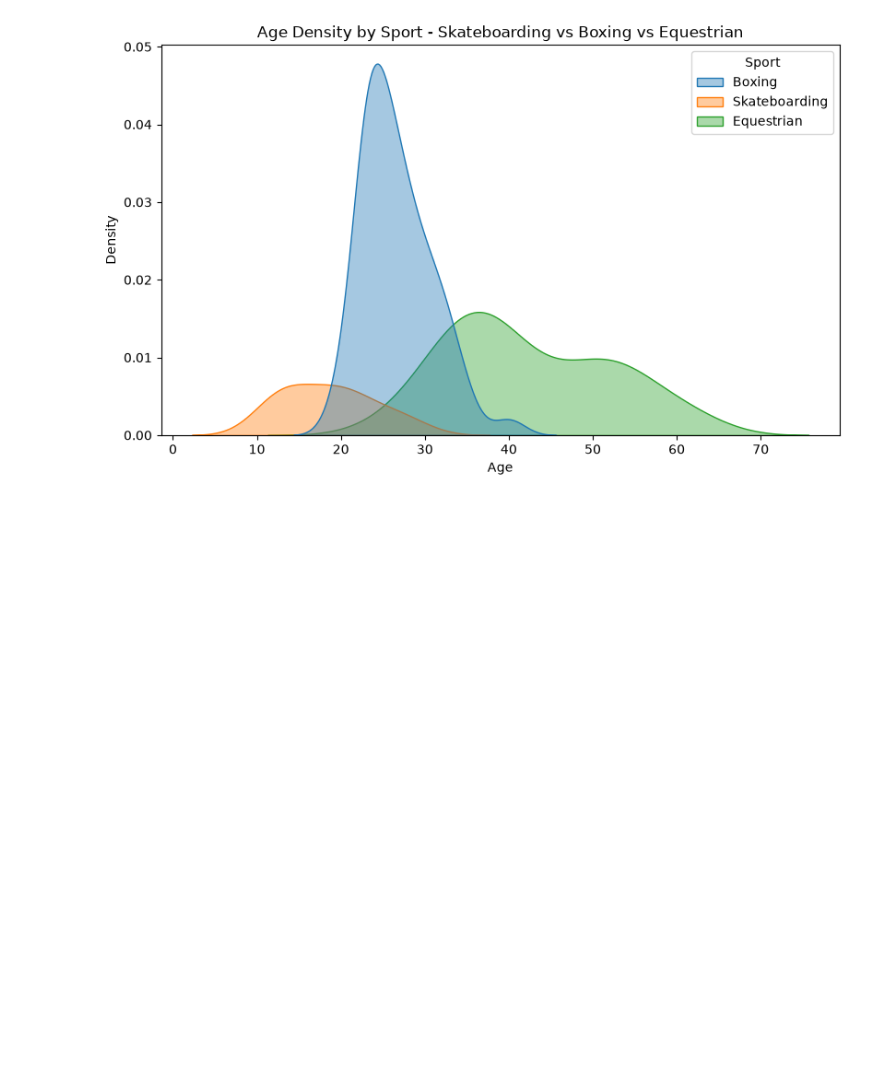
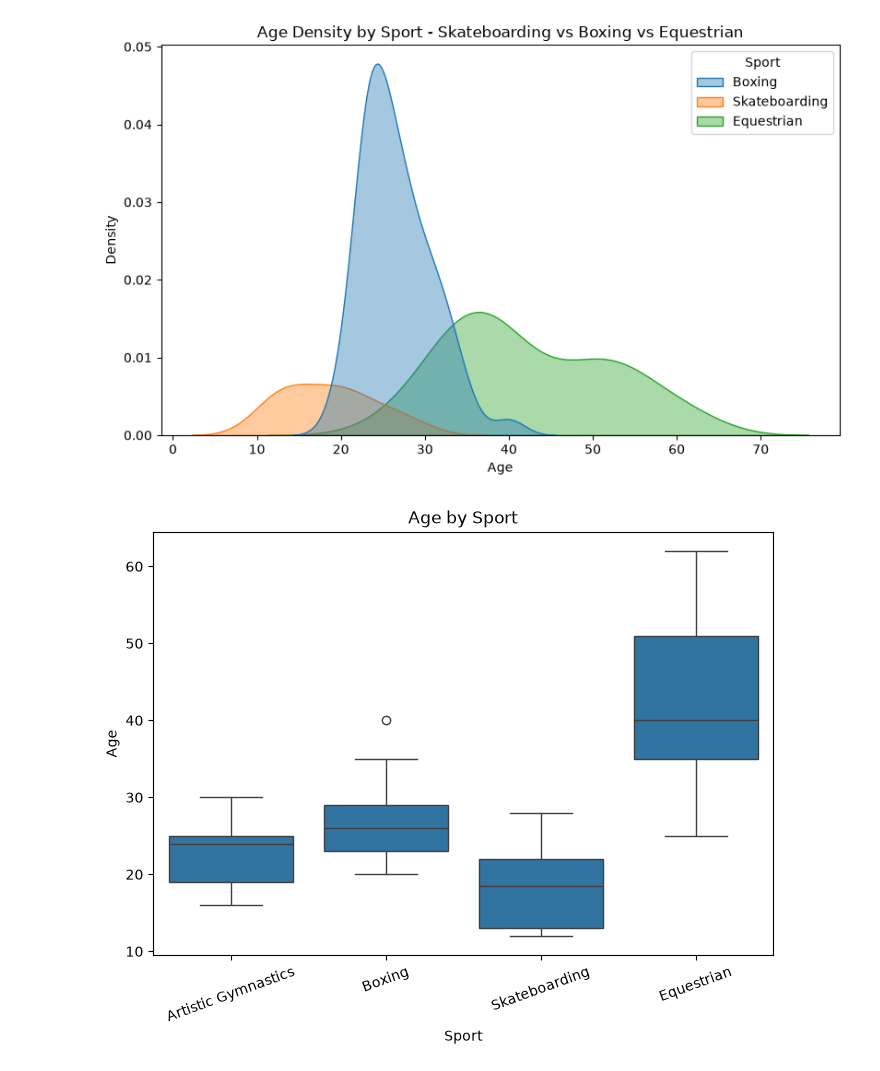
Before and after one commit to Ramya-101999/Python-Class, a Jupyter notebook: Visualization 2.ipynb, the cells around one changed output. Cells and saved outputs as stored; diff of their text form; code cells hidden in the pictures; blank space fills up the shorter version.

```diff
--- a/Visualization 2.ipynb
+++ b/Visualization 2.ipynb
@@ -88,3 +88,19 @@ plt.show()
 # Equestrian spread widely accross a much older range(30's to 60's+)
 # %% [output]
 [figure]
+# %%
+# Categorical - sns.boxplot(), sns.violinplot()
+
+# sns.boxplot(data=df, x=category_col,y=numeric_col,ax=ax)
+
+compare = sample[sample["Sport"].isin(["Skateboarding","Artistic Gymnastics","Boxing","Equestrian"])]
+
+fig, ax = plt.subplots(figsize=(8,5.5))
+sns.boxplot(data=compare, x="Sport", y="Age", ax=ax)
+ax.set_title("Age by Sport")
+plt.xticks(rotation=20)
+plt.show()
+
+# four plots side by side -  showing median, IQR box, whiskers and any outlier dots for each sport
+# %% [output]
+[figure, added]
```
Also changed, not shown: parts of 1 cell of this notebook.
